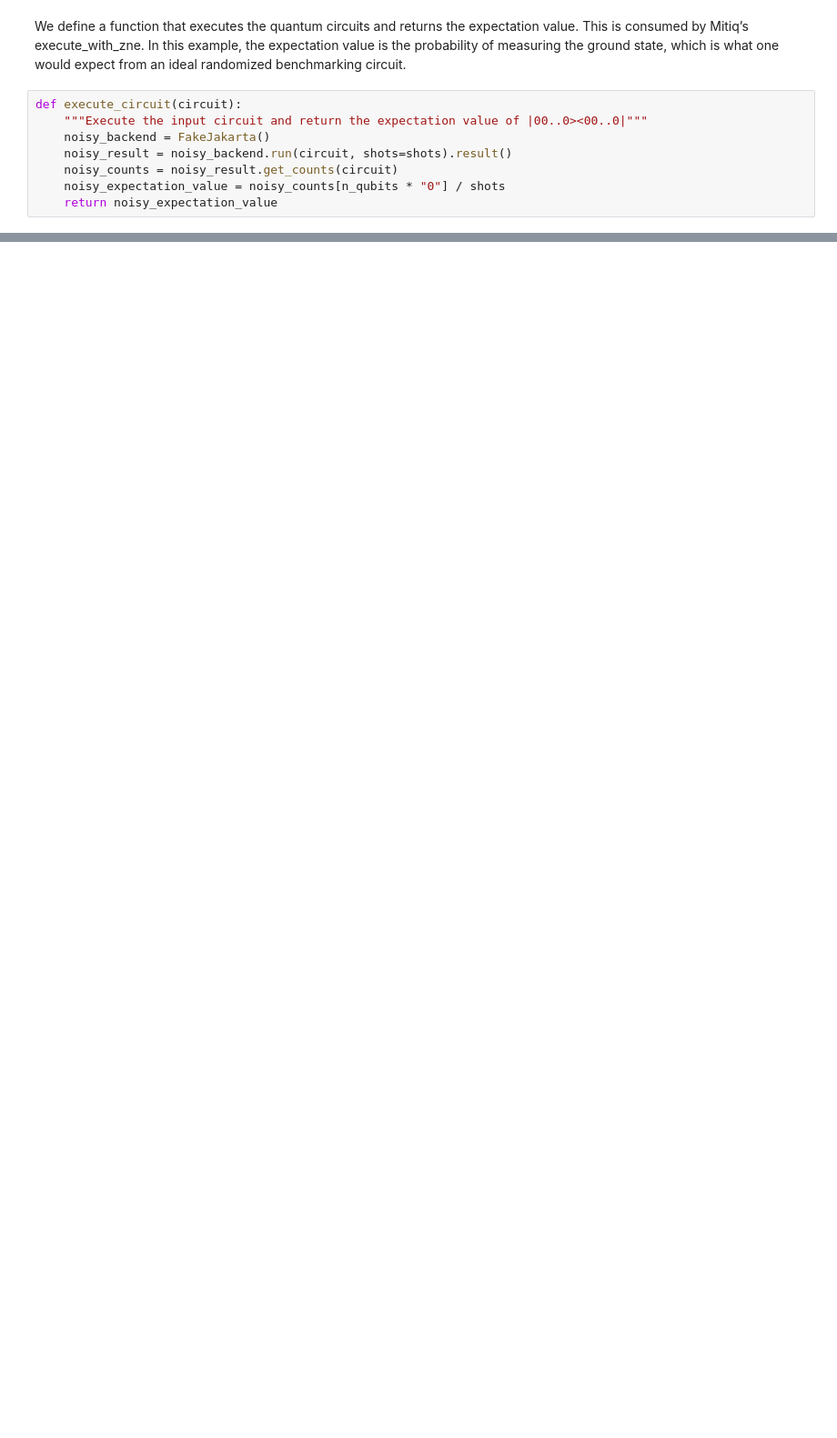
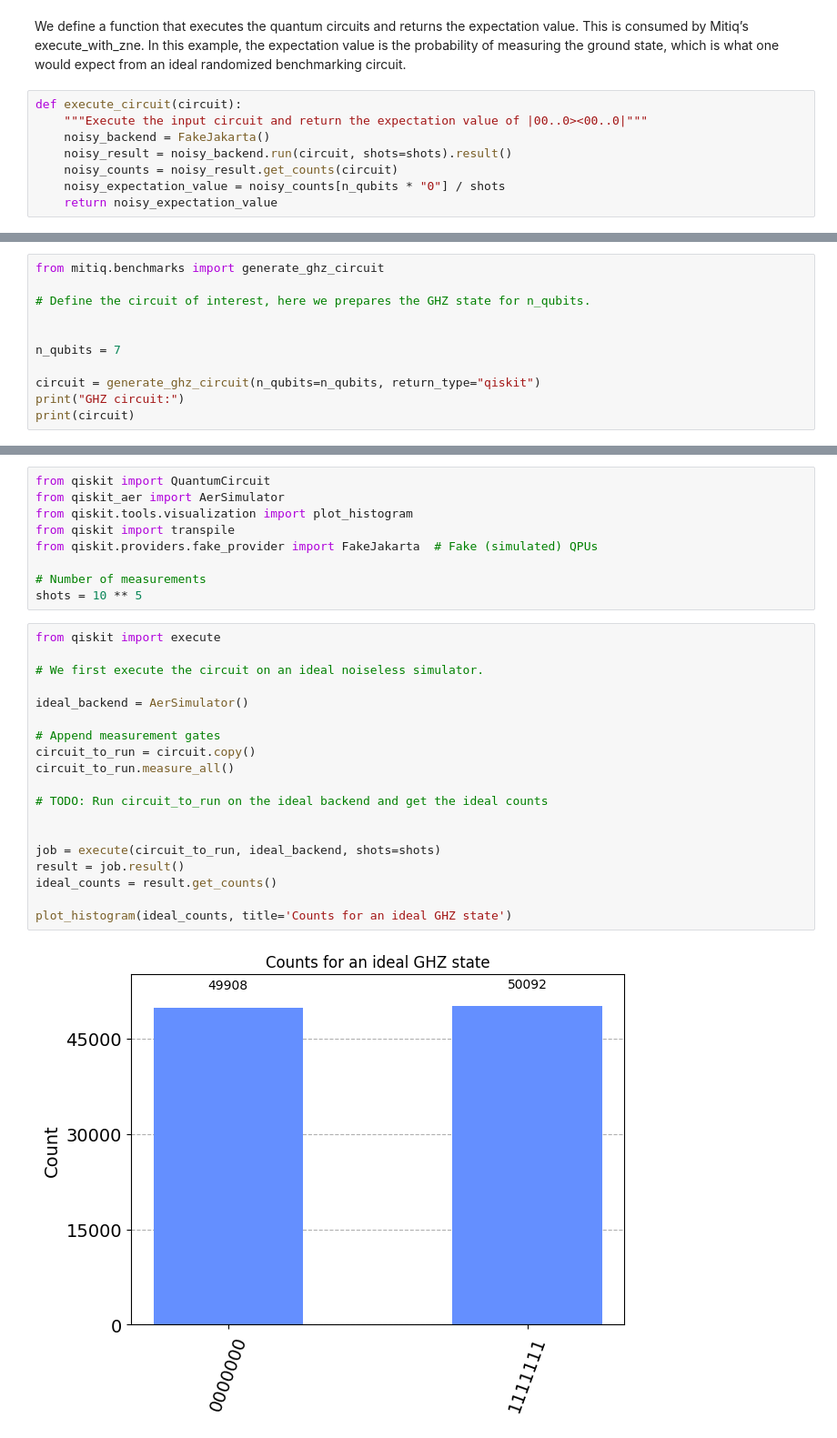
Before and after one commit to AlexandrosPeltekis/ErrorMit, a Jupyter notebook: mitiq_testing_ella.ipynb, the cells around one changed output, grey strips where cells are left out. Shown: that part at 91% size. Cells and saved outputs as stored; diff of their text form; blank space fills up the shorter version.

```diff
--- a/mitiq_testing_ella.ipynb
+++ b/mitiq_testing_ella.ipynb
@@ -105,0 +220,11 @@ SyntaxError: invalid syntax (3528599804.py, line 1)
+# %%
+from mitiq.benchmarks import generate_ghz_circuit
+
+# Define the circuit of interest, here we prepares the GHZ state for n_qubits.
+
+
+n_qubits = 7
+
+circuit = generate_ghz_circuit(n_qubits=n_qubits, return_type="qiskit")
+print("GHZ circuit:")
+print(circuit)
@@ -105,0 +254,30 @@ SyntaxError: invalid syntax (3528599804.py, line 1)
+# %%
+from qiskit import QuantumCircuit
+from qiskit_aer import AerSimulator
+from qiskit.tools.visualization import plot_histogram
+from qiskit import transpile
+from qiskit.providers.fake_provider import FakeJakarta  # Fake (simulated) QPUs
+
+# Number of measurements
+shots = 10 ** 5
+# %%
+from qiskit import execute
+
+# We first execute the circuit on an ideal noiseless simulator.
+
+ideal_backend = AerSimulator()
+
+# Append measurement gates
+circuit_to_run = circuit.copy()
+circuit_to_run.measure_all()
+
+# TODO: Run circuit_to_run on the ideal backend and get the ideal counts
+
+
+job = execute(circuit_to_run, ideal_backend, shots=shots)
+result = job.result()
+ideal_counts = result.get_counts()
+
+plot_histogram(ideal_counts, title='Counts for an ideal GHZ state')
+# %% [output]
+[figure, added]
```
Also changed, not shown: parts of 21 cells of this notebook, 1 other file.
